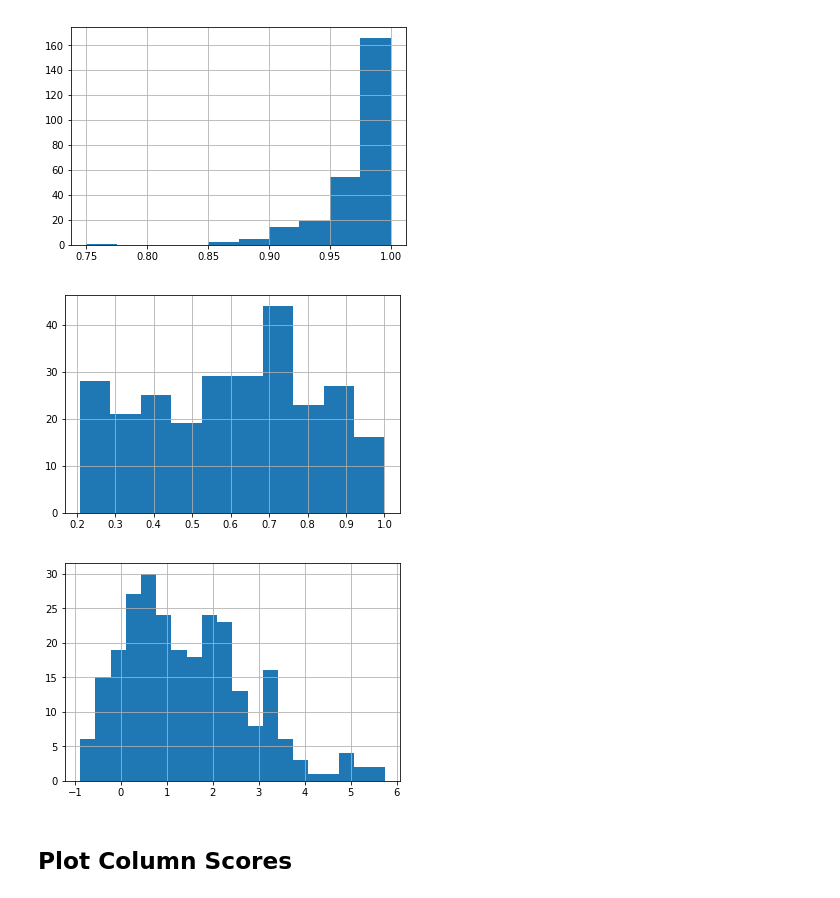
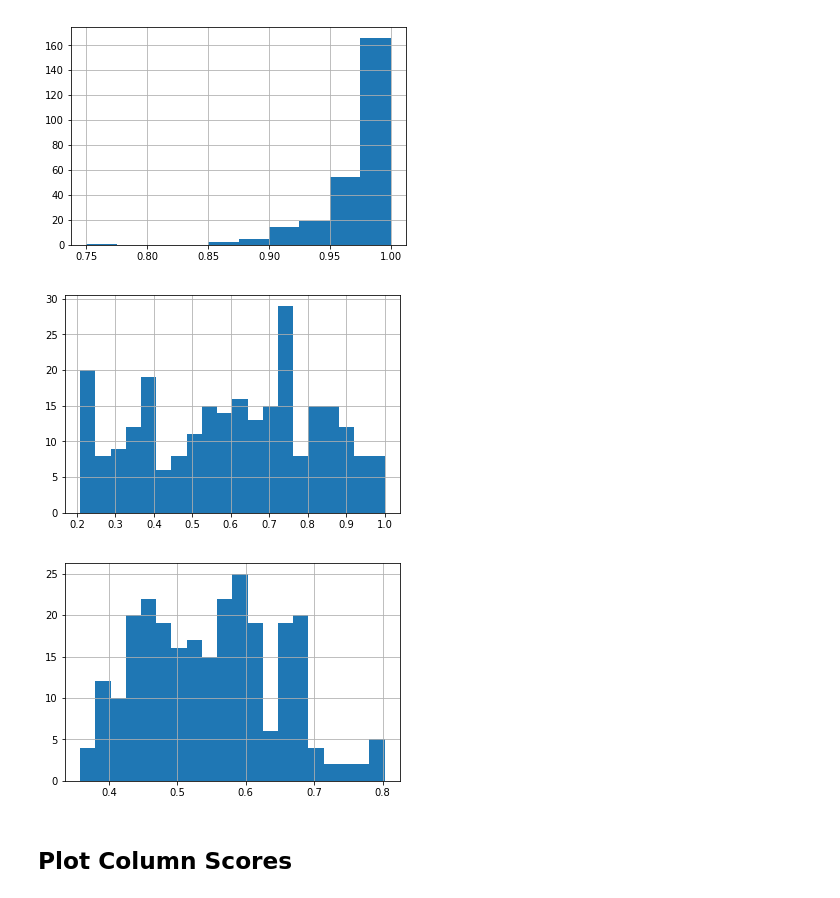
Before and after one commit to Fritos121/Codon-Usage-IDRs, a Jupyter notebook: plot_columns_P04949.ipynb, the cells around one changed output. Saved outputs shown, nothing was run; the diff lists cells and outputs as text; code cells hidden in the pictures.

Commit message:
new graphs with new scores

```diff
--- a/plot_columns_P04949.ipynb
+++ b/plot_columns_P04949.ipynb
@@ -7,7 +7,7 @@ from matplotlib import pyplot as plt
 import pandas as pd
 import numpy as np
 
-in_fh = r"D:\Orthologs\Ortholog_Codon_Dist\PTHR42792\P04949_ortholog_msa_scores.data"
+in_fh = r"D:\Orthologs\Ortholog_Codon_Dist\PTHR42792\P04949_ortholog_msa_scores3.data"
 
 df = pd.read_csv(in_fh)
 # %%
@@ -41,0 +41,4 @@ df_clean['Avg Frequency Score'].hist(bins = np.arange(0.4, 1.01, 0.05));
+# %%
+#df_clean['Avg Frequency Ratio'].hist(bins = 20)
+df_clean['Log Avg Freq Ratio'] = np.log(df_clean['Avg Frequency Ratio'])
+df_clean['Log Avg Freq Ratio'].hist(bins = 20);
@@ -44,13 +61,13 @@ df_clean['Fraction Aligned'].hist();
 # %% [output]
 [figure]
 # %%
-df_clean['Fraction Disordered'].hist();
+df_clean['Fraction Disordered'].hist(bins = 20);
 # %% [output]
-[figure, old version]
+[figure, new version]
 # %%
-df_clean['Avg Blosum62 Score'].hist(bins = 20);
+df_clean['Avg Disorder Strength'].hist(bins = 20);
 # %% [output]
-[figure, old version]
+[figure, new version]
 # %% [markdown]
 ## Plot Column Scores
 # %%
```
Also changed, not shown: parts of 42 cells of this notebook, 2 other files.
